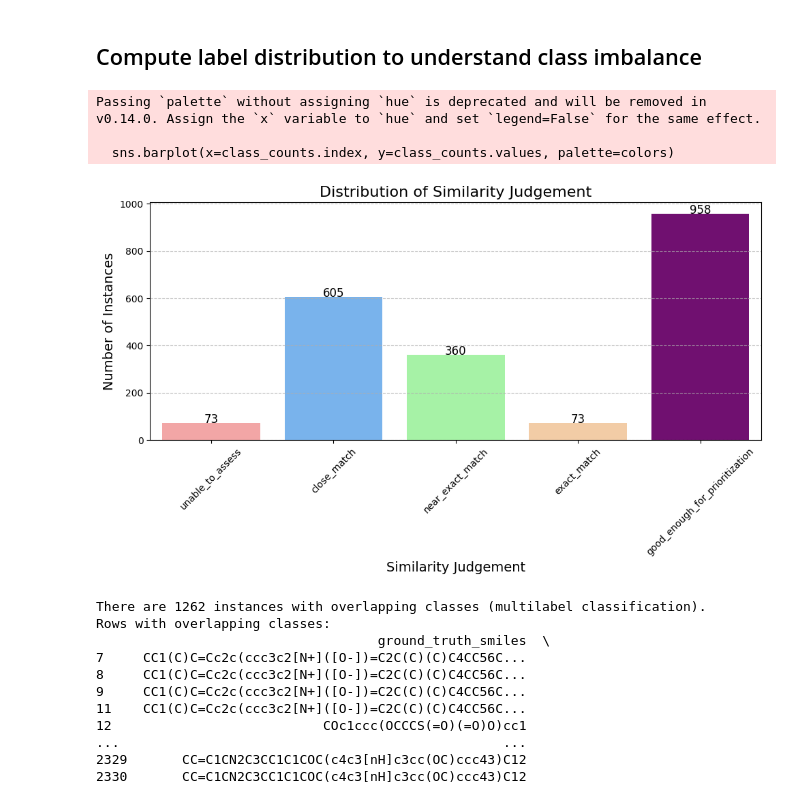
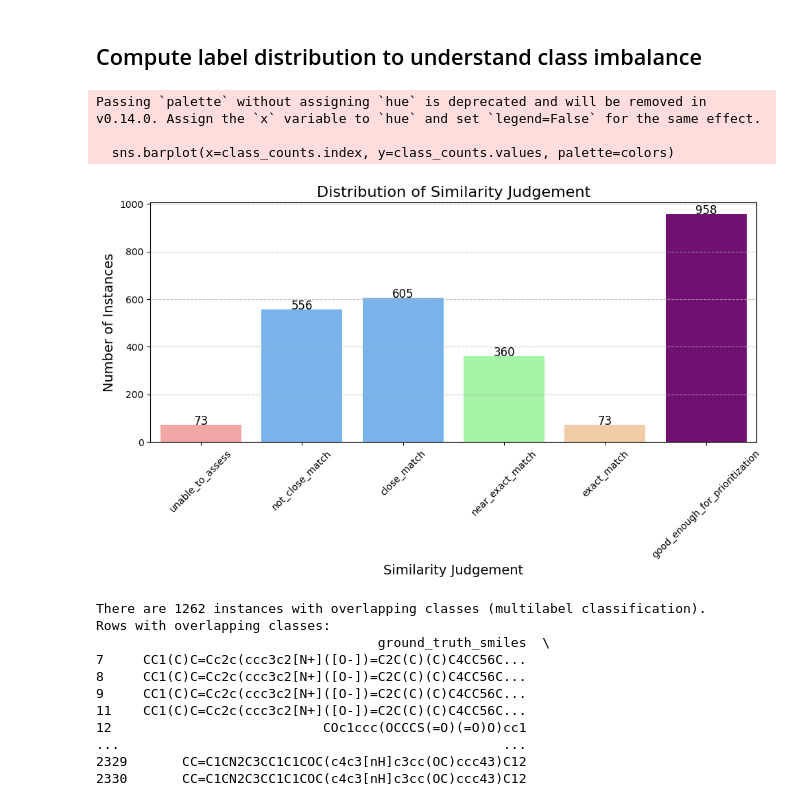
Before and after one commit to davidkubanek/biohack, a Jupyter notebook: scripts/1_feature_extraction.ipynb, the cells around one changed output. Drawn from its saved outputs; the diff is of its cells as text; code cells hidden in the pictures.

```diff
--- a/scripts/1_feature_extraction.ipynb
+++ b/scripts/1_feature_extraction.ipynb
@@ -48,32 +48,32 @@ print(df.shape)
 # %% [markdown]
 ## Compute label distribution to understand class imbalance
 # %%
-class_counts = df[['unable_to_assess','close_match', 'near_exact_match','exact_match', 'good_enough_for_prioritization']].sum()
+class_counts = df[['unable_to_assess', 'not_close_match','close_match', 'near_exact_match','exact_match', 'good_enough_for_prioritization']].sum()
 
 # Define colors for each class
-colors = ['#FF9999', '#66B3FF', '#99FF99', '#FFCC99', 'purple'] # Customize colors as needed
+colors = ['#FF9999', '#66B3FF', '#66B3FF', '#99FF99', '#FFCC99', 'purple'] # Customize colors as needed
 
 # Create a bar plot to visualize class imbalance
 plt.figure(figsize=(10,6))
 sns.barplot(x=class_counts.index, y=class_counts.values, palette=colors)
 plt.title('Distribution of Similarity Judgement', fontsize=16)
 plt.xlabel('Similarity Judgement', fontsize=14)
 plt.ylabel('Number of Instances', fontsize=14)
 plt.xticks(rotation=45)
 plt.grid(axis='y', linestyle='--', alpha=0.7)
 
 # Add value annotations on top of the bars
 for index, value in enumerate(class_counts.values):
     plt.text(index, value + 0.5, str(value), ha='center', fontsize=12)
 
 # Show the plot
 plt.tight_layout()
 plt.show()
 # %% [output]
 Passing `palette` without assigning `hue` is deprecated and will be removed in v0.14.0. Assign the `x` variable to `hue` and set `legend=False` for the same effect.
 
   sns.barplot(x=class_counts.index, y=class_counts.values, palette=colors)
-[figure, old version]
+[figure, new version]
 # %%
 # Check for overlap in labels
 labels = df[['unable_to_assess','close_match', 'near_exact_match','exact_match', 'good_enough_for_prioritization']]  # Select all rows and first five columns
```
Also changed, not shown: parts of 13 cells of this notebook, 10 other files.
